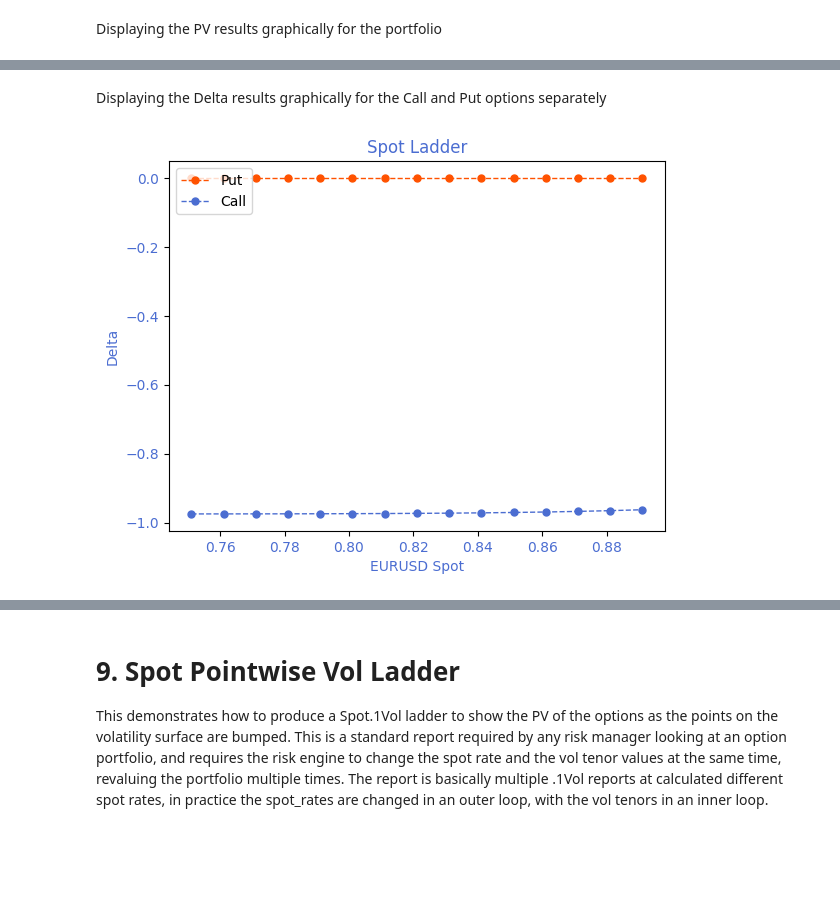
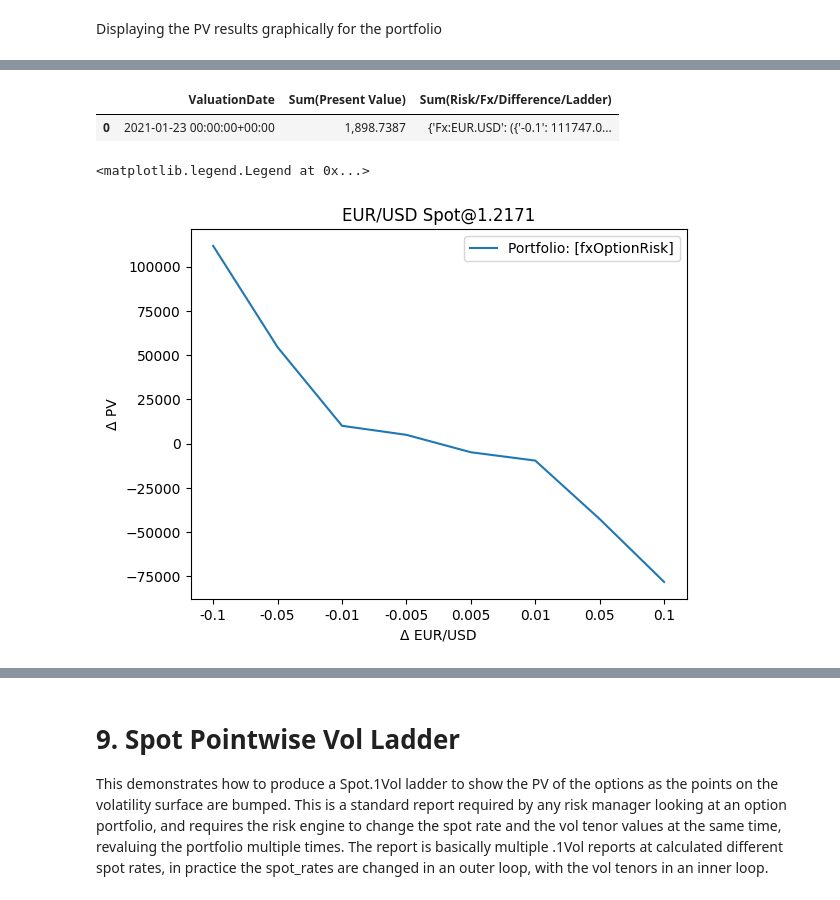
Before and after one commit to peturparkur-fbn/sample-notebooks, a Jupyter notebook: examples/use-cases/instruments/FX Option Vanilla Risk Ladders.ipynb, the cells around one changed output, grey strips where cells are left out. Cells and saved outputs as stored; diff of their text form; code cells hidden in the pictures; blank space fills up the shorter version.

```diff
--- a/examples/use-cases/instruments/FX Option Vanilla Risk Ladders.ipynb
+++ b/examples/use-cases/instruments/FX Option Vanilla Risk Ladders.ipynb
@@ -1251,15 +1039,13 @@ plt.show()
-# %% [markdown]
-Displaying the Delta results graphically for the Call and Put options separately
-# %%
-plt.plot(opt1["spot_rate"],opt1["Delta"], color='#ff5200' , marker='o', markersize=5, linestyle='--', linewidth=1, label="Put")
-plt.plot(opt2["spot_rate"],opt2["Delta"], color='#4b6dd1' , marker='o', markersize=5, linestyle='--', linewidth=1, label="Call")
-
-plt.title('Spot Ladder', color = '#4b6dd1')
-plt.ylabel('Delta', color = '#4b6dd1')
-plt.xlabel('EURUSD Spot', color = '#4b6dd1')
-plt.xticks(color = '#4b6dd1')
-plt.yticks(color = '#4b6dd1')
-plt.legend(loc="upper left")
-plt.show()
-# %% [output]
-[figure, removed]
+# %%
+val_df = run_valuation(calculation_date, portfolio_code, group_by_portfolio=True, additional_keys=[lm.AggregateSpec("Risk/Fx/Difference/Ladder", "Sum")])
+valuation = restools.parse_df_resultvalues(post_process(val_df))
+display(valuation)
+delta = '\u0394'
+pd.set_option('display.max_colwidth', 200)
+display(valuation[["ValuationDate", "Sum(Present Value)", "Sum(Risk/Fx/Difference/Ladder)"]])
+plot_vector(valuation, "Sum(Risk/Fx/Difference/Ladder)", "Portfolio")
+plt.title(f"EUR/USD Spot@{valuation['Quotes/FxRate/DomFgn'][0]}")
+plt.xlabel(f"{delta} EUR/USD")
+plt.ylabel(f"{delta} PV")
+plt.legend()
+# %% [output]
@@ -1266,3 +1054,7 @@ plt.show()
+|  | ValuationDate | Sum(Present Value) | Sum(Risk/Fx/Difference/Ladder) |
+| 0 | 2021-01-23 00:00:00+00:00 | 1,898.7387 | {'Fx:EUR.USD': ({'-0.1': 111747.0... |
+<matplotlib.legend.Legend at 0x...>
+[figure, added]
 # %% [markdown]
 # 8. Pointwise Vol Ladder
 
```
Also changed, not shown: parts of 60 cells of this notebook, 1 other file.
